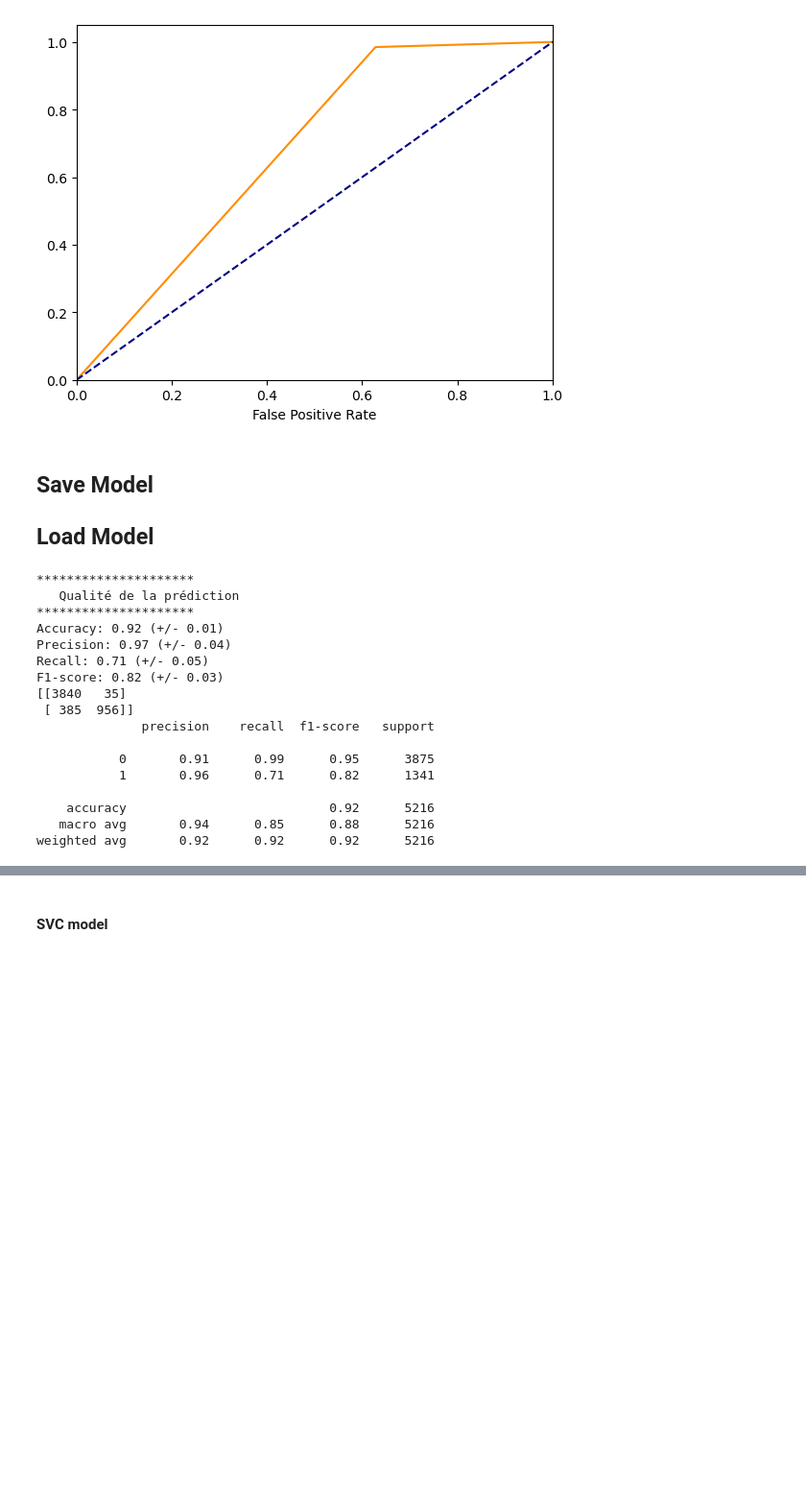
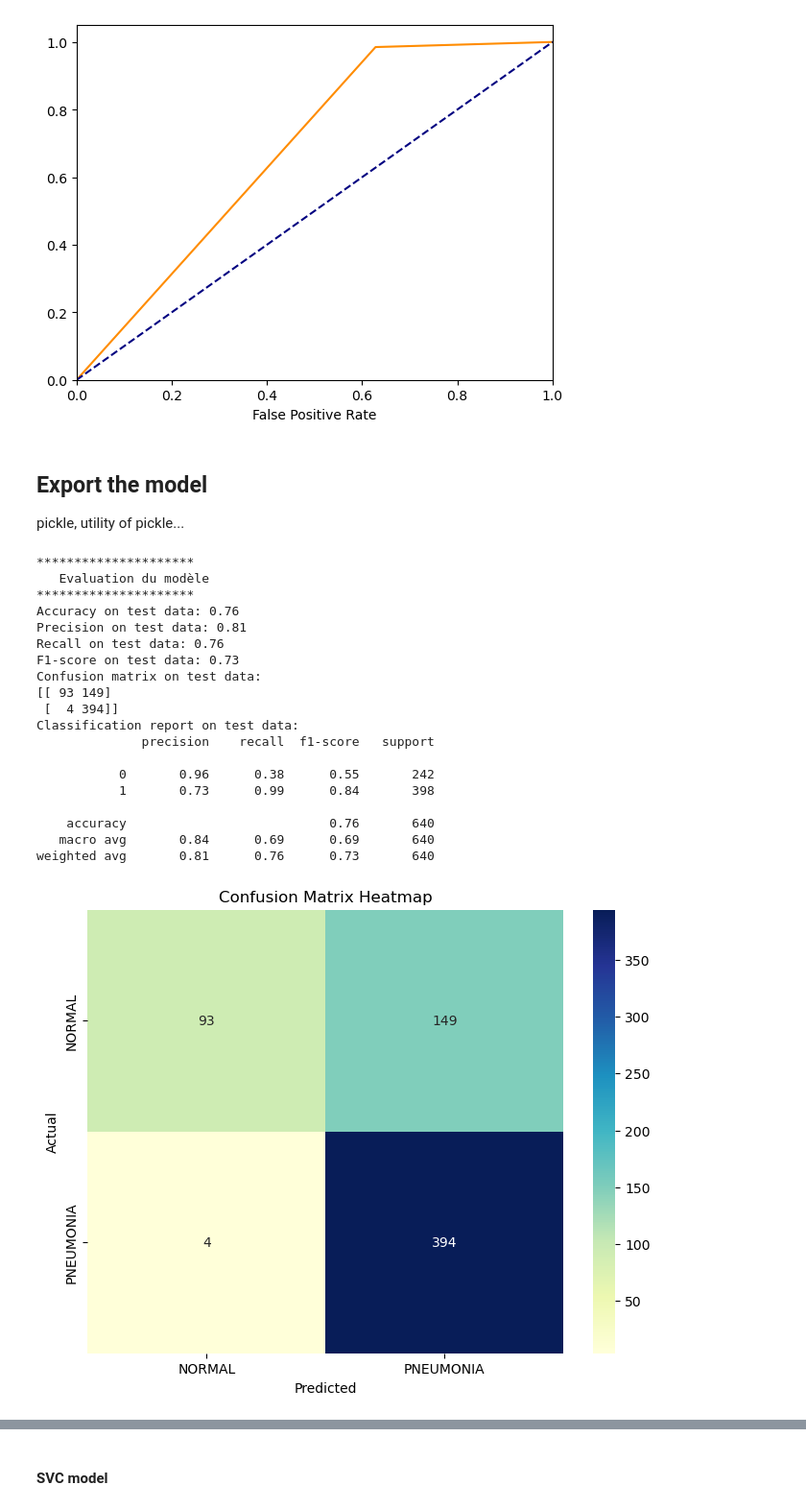
Before and after one commit to MelvinCERBA/RadiographyPneumoniaDetection, a Jupyter notebook: notebooks/sklearn.ipynb, the cells around one changed output, grey strips where cells are left out. Shown at 96% size. Cells and saved outputs as stored; diff of their text form; code cells hidden in the pictures; blank space fills up the shorter version.

```diff
--- a/notebooks/sklearn.ipynb
+++ b/notebooks/sklearn.ipynb
@@ -253,9 +253,9 @@ Classification report on test data:
 weighted avg       0.80      0.75      0.72       640
 [figure]
 [figure]
-# %% [markdown]
-## Save Model
-## Load Model
+# %% [markdown]
+## Export the model
+pickle, utility of pickle...
 # %%
 import pickle
 import os
@@ -316,26 +321,27 @@ def loadModel(model_name,augmented_data=False):
 # %%
 from sklearn.neighbors import KNeighborsClassifier
 
-neigh = KNeighborsClassifier(n_neighbors=20, weights="uniform")
+neigh = KNeighborsClassifier(n_neighbors=4, weights="uniform")
 neigh.fit(X_train, y_train)
-saveModel(neigh,"kneighbors")
-neighLoadModel=loadModel("kneighbors")
-qualityModelPrediction(model=neighLoadModel,X=X_train,y=y_train)
+evaluateModel(neigh,X_test,y_test)
 # %% [output]
 *********************
-   Qualité de la prédiction
+   Evaluation du modèle
 *********************
-Accuracy: 0.92 (+/- 0.01)
-Precision: 0.97 (+/- 0.04)
-Recall: 0.71 (+/- 0.05)
-F1-score: 0.82 (+/- 0.03)
-[[3840   35]
- [ 385  956]]
+Accuracy on test data: 0.76
+Precision on test data: 0.81
+Recall on test data: 0.76
+F1-score on test data: 0.73
+Confusion matrix on test data:
+[[ 93 149]
+ [  4 394]]
+Classification report on test data:
               precision    recall  f1-score   support
 
-           0       0.91      0.99      0.95      3875
-           1       0.96      0.71      0.82      1341
+           0       0.96      0.38      0.55       242
+           1       0.73      0.99      0.84       398
 
-    accuracy                           0.92      5216
-   macro avg       0.94      0.85      0.88      5216
-weighted avg       0.92      0.92      0.92      5216
+    accuracy                           0.76       640
+   macro avg       0.84      0.69      0.69       640
+weighted avg       0.81      0.76      0.73       640
+[figure, added]
```
Also changed, not shown: parts of 3 cells of this notebook.
